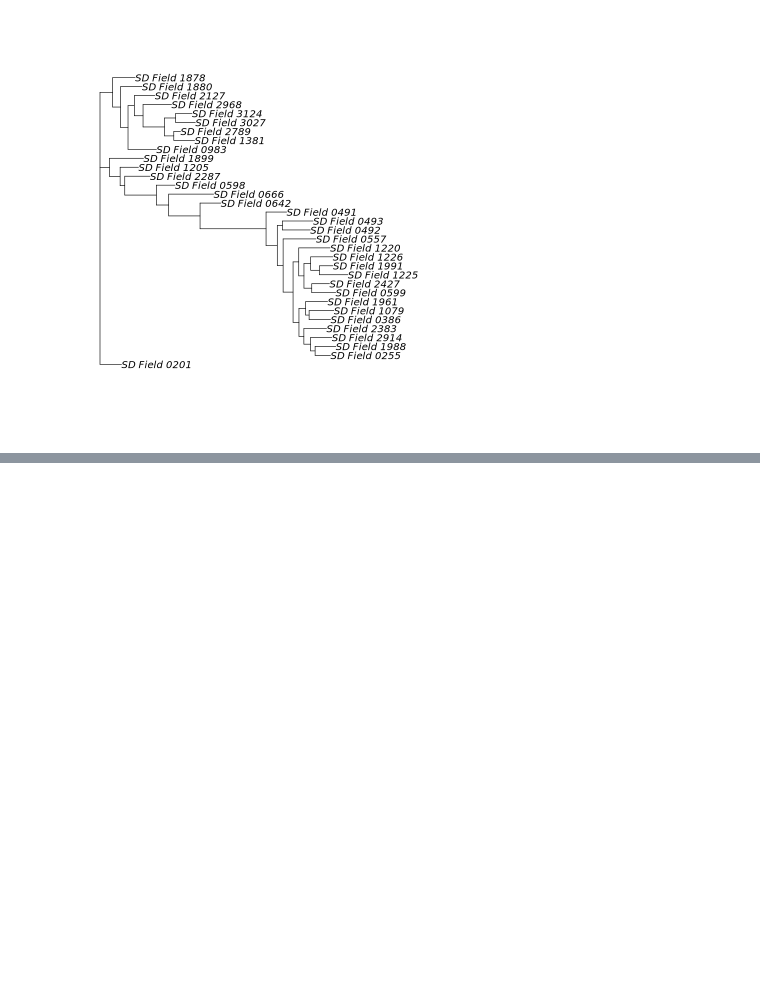
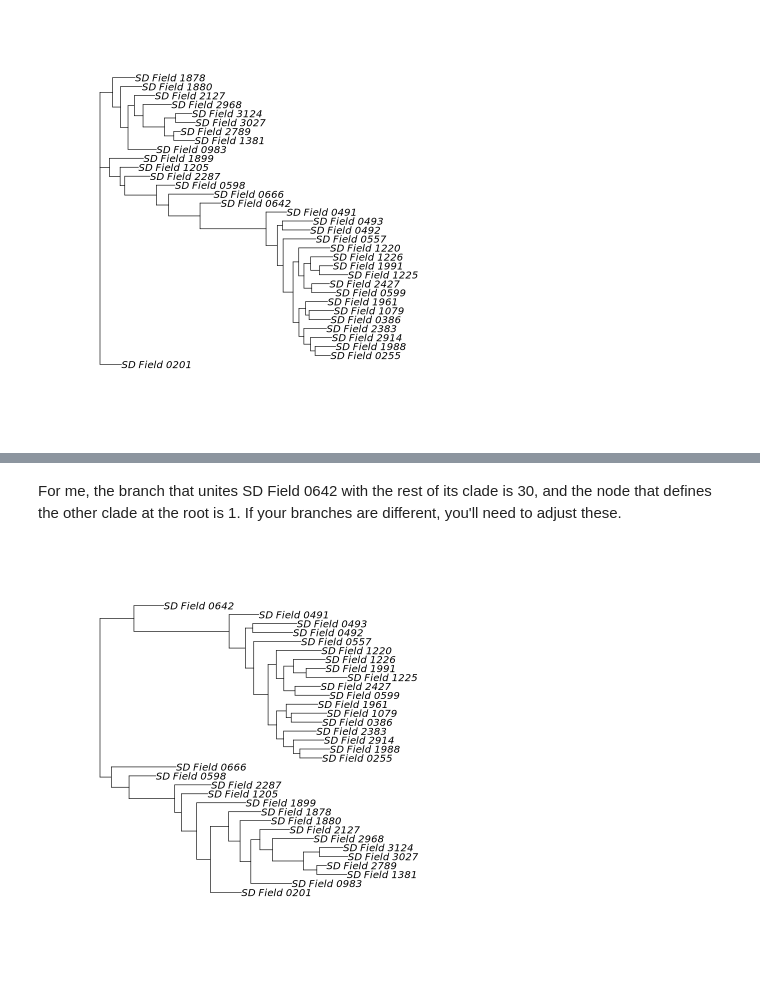
Before and after one commit to wyoibc/RADseq_cloud_learn, a Jupyter notebook: plot_phylo.ipynb, the cells around one changed output, grey strips where cells are left out. Cells and saved outputs as stored; diff of their text form; code cells hidden in the pictures; blank space fills up the shorter version.

```diff
--- a/plot_phylo.ipynb
+++ b/plot_phylo.ipynb
@@ -29,0 +78,25 @@ plot.phylo(iq_tree) # plot the tree
+# %% [markdown]
+For me, the branch that unites SD Field 0642 with the rest of its clade is 30, and the node that defines the other clade at the root is 1. If your branches are different, you'll need to adjust these.
+# %%
+# take half of the length of edge 1 and assign it to the length of edge 30, which is zero right now
+
+
+# Get the current length of edge 1
+edge_1_length <- rooted_tree$edge.length[1]
+
+# Halve the length of edge 1
+new_edge_1_length <- edge_1_length / 2
+
+# Get the current length of edge 30
+edge_30_length <- rooted_tree$edge.length[30]
+
+# Assign the new halved length to edge 1
+rooted_tree$edge.length[1] <- new_edge_1_length
+
+# Add the remaining length to edge 30
+rooted_tree$edge.length[30] <- edge_30_length + (edge_1_length - new_edge_1_length)
+
+
+plot(rooted_tree)
+# %% [output]
+[figure, added]
```
Also changed, not shown: parts of 10 cells of this notebook.
